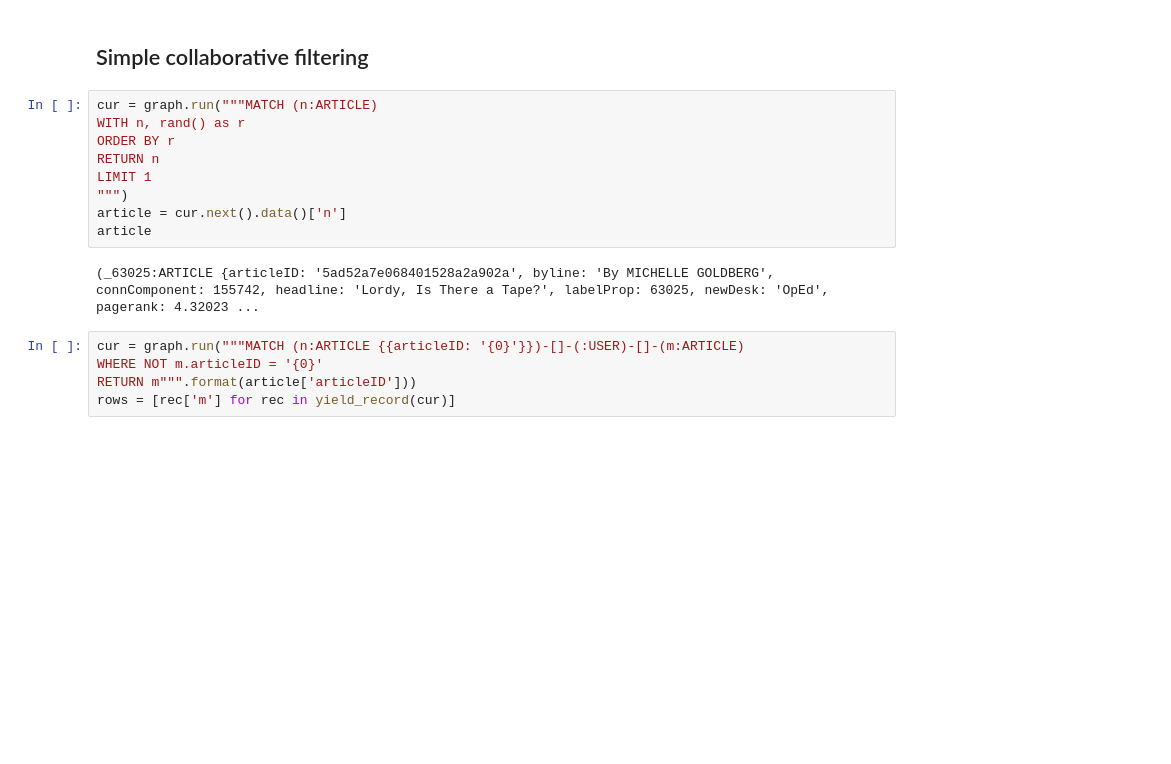
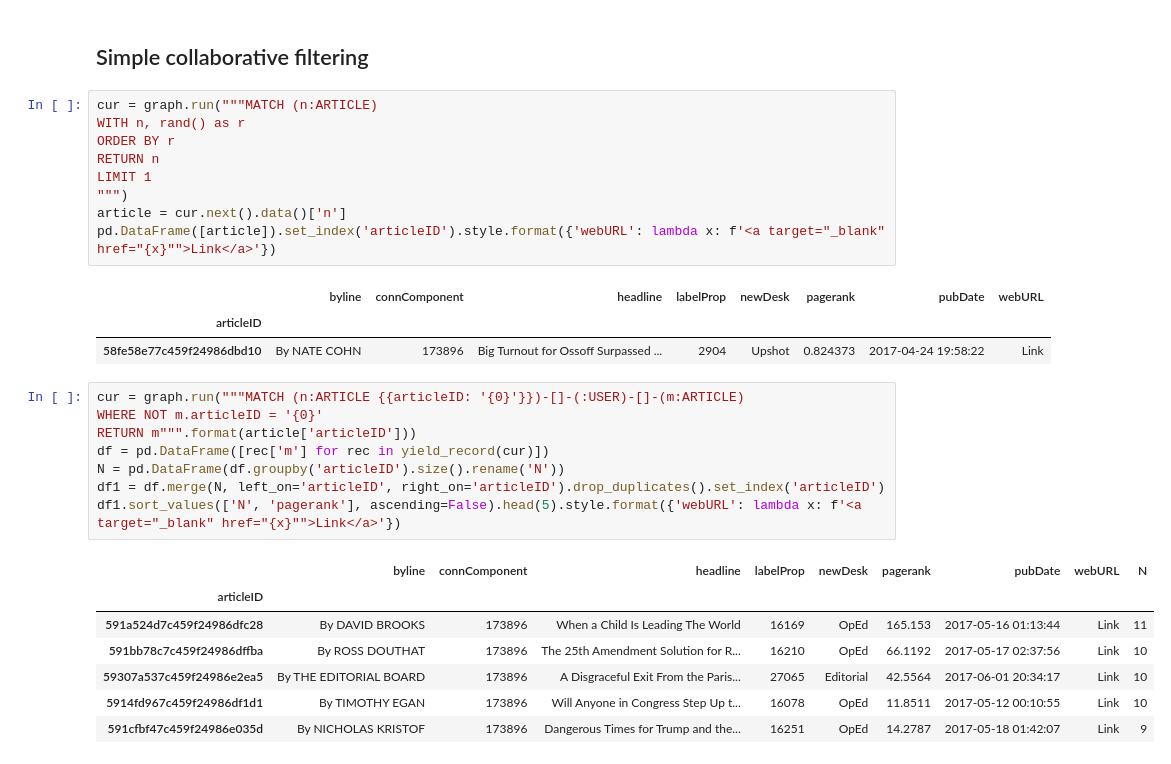
Before and after one commit to jvani/nyt-comments, a Jupyter notebook: notebooks/exploratory.ipynb, the cells around one changed output. Cells and saved outputs as stored; diff of their text form; blank space fills up the shorter version.

```diff
--- a/notebooks/exploratory.ipynb
+++ b/notebooks/exploratory.ipynb
@@ -148,11 +148,24 @@ RETURN n
 LIMIT 1
 """)
 article = cur.next().data()['n']
-article
+pd.DataFrame([article]).set_index('articleID').style.format({'webURL': lambda x: f'<a target="_blank" href="{x}"">Link</a>'})
 # %% [output]
-(_63025:ARTICLE {articleID: '5ad52a7e068401528a2a902a', byline: 'By MICHELLE GOLDBERG', connComponent: 155742, headline: 'Lordy, Is There a Tape?', labelProp: 63025, newDesk: 'OpEd', pagerank: 4.32023 ...
+|  | byline | connComponent | headline | labelProp | newDesk | pagerank | pubDate | webURL |
+| articleID |  |  |  |  |  |  |  |  |
+| 58fe58e77c459f24986dbd10 | By NATE COHN | 173896 | Big Turnout for Ossoff Surpassed ... | 2904 | Upshot | 0.824373 | 2017-04-24 19:58:22 | Link |
 # %%
 cur = graph.run("""MATCH (n:ARTICLE {{articleID: '{0}'}})-[]-(:USER)-[]-(m:ARTICLE)
 WHERE NOT m.articleID = '{0}'
 RETURN m""".format(article['articleID']))
-rows = [rec['m'] for rec in yield_record(cur)]
+df = pd.DataFrame([rec['m'] for rec in yield_record(cur)])
+N = pd.DataFrame(df.groupby('articleID').size().rename('N'))
+df1 = df.merge(N, left_on='articleID', right_on='articleID').drop_duplicates().set_index('articleID')
+df1.sort_values(['N', 'pagerank'], ascending=False).head(5).style.format({'webURL': lambda x: f'<a target="_blank" href="{x}"">Link</a>'})
+# %% [output]
+|  | byline | connComponent | headline | labelProp | newDesk | pagerank | pubDate | webURL | N |
+| articleID |  |  |  |  |  |  |  |  |  |
+| 591a524d7c459f24986dfc28 | By DAVID BROOKS | 173896 | When a Child Is Leading The World | 16169 | OpEd | 165.153 | 2017-05-16 01:13:44 | Link | 11 |
+| 591bb78c7c459f24986dffba | By ROSS DOUTHAT | 173896 | The 25th Amendment Solution for R... | 16210 | OpEd | 66.1192 | 2017-05-17 02:37:56 | Link | 10 |
+| 59307a537c459f24986e2ea5 | By THE EDITORIAL BOARD | 173896 | A Disgraceful Exit From the Paris... | 27065 | Editorial | 42.5564 | 2017-06-01 20:34:17 | Link | 10 |
+| 5914fd967c459f24986df1d1 | By TIMOTHY EGAN | 173896 | Will Anyone in Congress Step Up t... | 16078 | OpEd | 11.8511 | 2017-05-12 00:10:55 | Link | 10 |
+| 591cfbf47c459f24986e035d | By NICHOLAS KRISTOF | 173896 | Dangerous Times for Trump and the... | 16251 | OpEd | 14.2787 | 2017-05-18 01:42:07 | Link | 9 |
```
Also changed, not shown: parts of 4 cells of this notebook, 2 other files.
